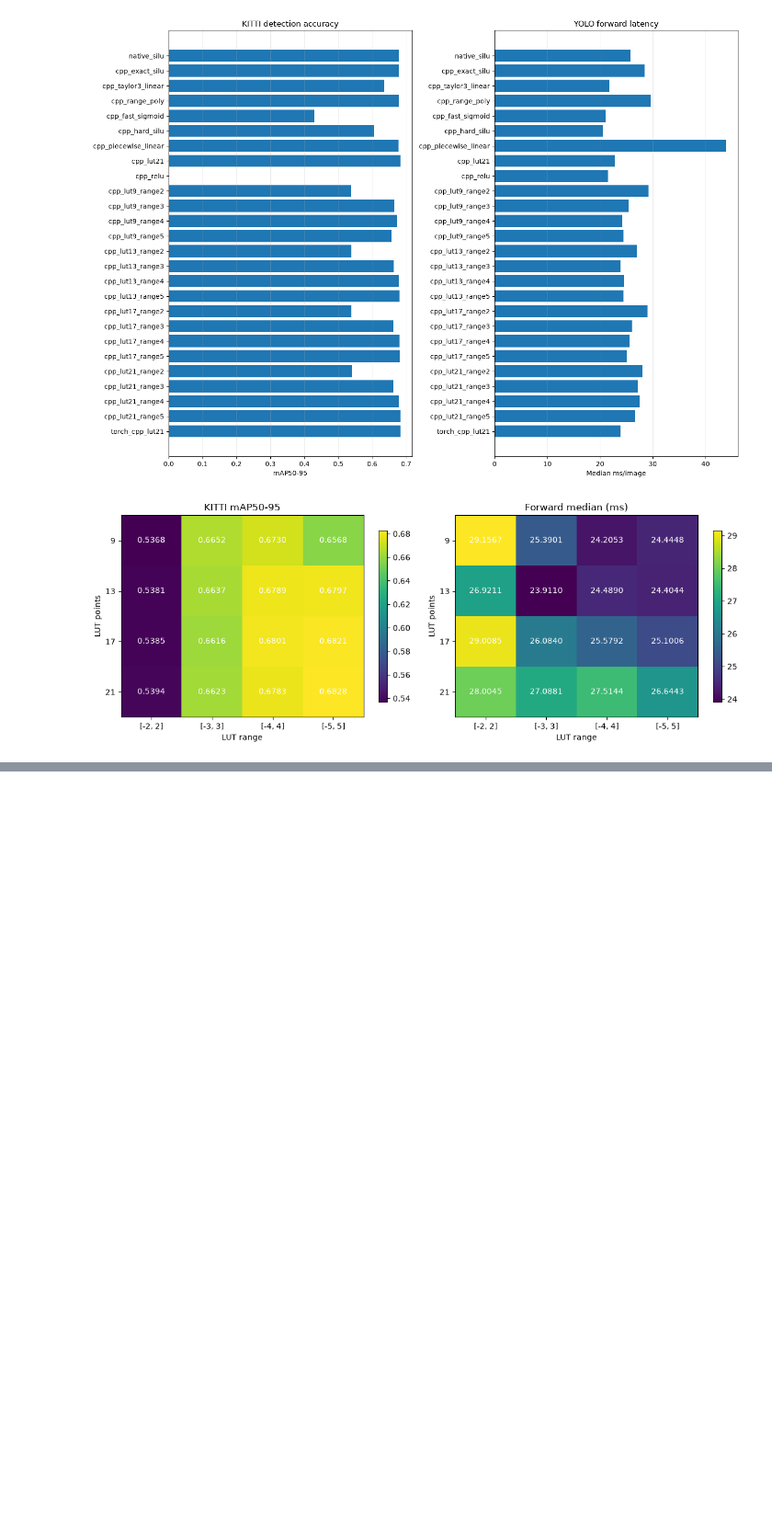
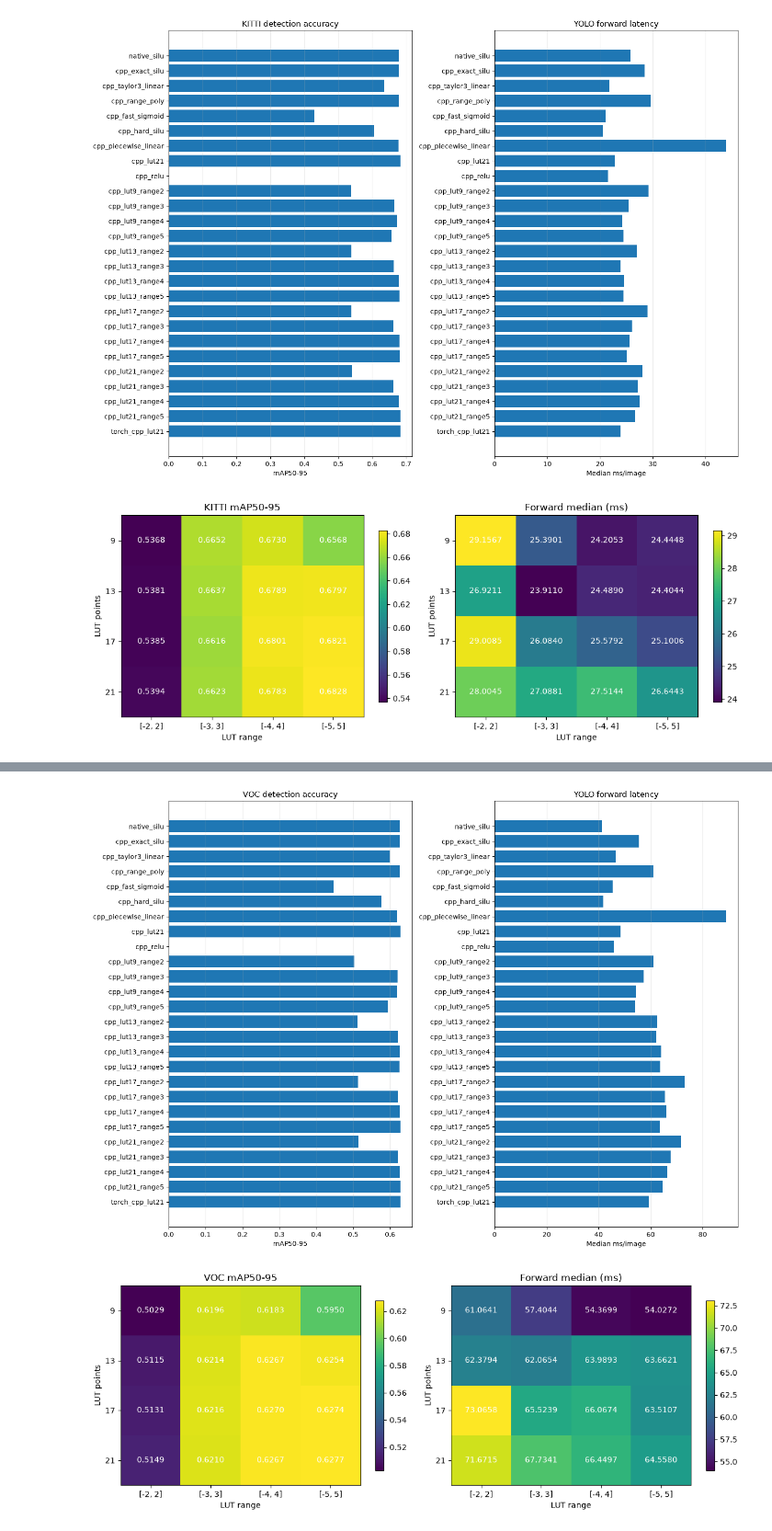
Before and after one commit to 520/Dissertation, a Jupyter notebook: activation_ablation.ipynb, the cells around one changed output, grey strips where cells are left out. Shown at 92% size. Saved outputs shown, nothing was run; the diff lists cells and outputs as text; code cells hidden in the pictures; blank space fills up the shorter version.

```diff
--- a/activation_ablation.ipynb
+++ b/activation_ablation.ipynb
@@ -283,0 +270,73 @@ plt.show()
+# %%
+voc_results_path = activation_dir / 'yolo_voc_activation_ablation.json'
+voc_command = [
+    sys.executable, str(activation_dir / 'compare_yolo_activations_voc.py'),
+    '--parallel-validation', '4',
+    '--threads', '1', '--batch', '1', '--workers', '0',
+    '--latency-warmup', '5', '--latency-max-images', '100',
+    '--results', str(voc_results_path),
+]
+if not voc_results_path.exists():
+    subprocess.run(voc_command, cwd=project_root, check=True)
+# %%
+voc_results = json.loads(voc_results_path.read_text())
+voc_rows = []
+for name, entry in voc_results['comparisons'].items():
+    validation = entry['voc_validation']
+    latency = entry['latency']
+    activation = latency['activation']
+    relative = voc_results['relative_to_native_silu'].get(name, {})
+    voc_rows.append({
+        'activation': name,
+        'mAP50': validation['map50'],
+        'mAP50-95': validation['map50_95'],
+        'precision': validation['precision_mean'],
+        'recall': validation['recall_mean'],
+        'forward_median_ms': latency['median_ms'],
+        'activation_median_ms': activation['median_ms'],
+        'activation_share_percent': activation['aggregate_wall_clock_percent'],
+        'mAP50_change': relative.get('map50_absolute_change', 0.0),
+        'mAP50-95_change': relative.get('map50_95_absolute_change', 0.0),
+    })
+voc_table = pd.DataFrame(voc_rows)
+display(voc_table.style.format({
+    'mAP50': '{:.6f}', 'mAP50-95': '{:.6f}',
+    'precision': '{:.6f}', 'recall': '{:.6f}',
+    'forward_median_ms': '{:.3f}', 'activation_median_ms': '{:.3f}',
+    'activation_share_percent': '{:.2f}%',
+    'mAP50_change': '{:+.6f}', 'mAP50-95_change': '{:+.6f}',
+}))
+
+voc_figure, voc_axes = plt.subplots(1, 2, figsize=(14, 10))
+voc_axes[0].barh(voc_table['activation'], voc_table['mAP50-95'])
+voc_axes[0].invert_yaxis()
+voc_axes[0].set(title='VOC detection accuracy', xlabel='mAP50-95')
+voc_axes[1].barh(voc_table['activation'], voc_table['forward_median_ms'])
+voc_axes[1].invert_yaxis()
+voc_axes[1].set(title='YOLO forward latency', xlabel='Median ms/image')
+for axis in voc_axes:
+    axis.grid(True, axis='x', alpha=0.25)
+voc_figure.tight_layout()
+voc_plot_path = activation_dir / 'yolo_voc_activation_ablation.png'
+voc_figure.savefig(voc_plot_path, dpi=220, bbox_inches='tight')
+plt.show()
+
+voc_lut = voc_table[voc_table['activation'].str.match(r'cpp_lut(9|13|17|21)_range[2345]')].copy()
+voc_lut[['points', 'range']] = voc_lut['activation'].str.extract(r'cpp_lut(\d+)_range(\d+)').astype(int)
+voc_lut_metrics = [('mAP50-95', 'VOC mAP50-95'), ('forward_median_ms', 'Forward median (ms)')]
+voc_lut_figure, voc_lut_axes = plt.subplots(1, 2, figsize=(12, 4.5))
+for axis, (metric, title) in zip(voc_lut_axes, voc_lut_metrics):
+    matrix = voc_lut.pivot(index='points', columns='range', values=metric).sort_index().sort_index(axis=1)
+    heatmap = axis.imshow(matrix.to_numpy(), aspect='auto', cmap='viridis')
+    axis.set_xticks(range(len(matrix.columns)), [f'[-{value}, {value}]' for value in matrix.columns])
+    axis.set_yticks(range(len(matrix.index)), matrix.index)
+    axis.set(xlabel='LUT range', ylabel='LUT points', title=title)
+    for row in range(matrix.shape[0]):
+        for column in range(matrix.shape[1]):
+            axis.text(column, row, f'{matrix.iloc[row, column]:.4f}', ha='center', va='center', color='white')
+    voc_lut_figure.colorbar(heatmap, ax=axis, shrink=0.85)
+voc_lut_figure.tight_layout()
+voc_lut_plot_path = activation_dir / 'yolo_voc_lut_grid.png'
+voc_lut_figure.savefig(voc_lut_plot_path, dpi=220, bbox_inches='tight')
+plt.show()
+# %% [output]
@@ -283,0 +360,2 @@ plt.show()
+[figure, added]
+[figure, added]
```
Also changed, not shown: parts of 6 cells of this notebook, 9 other files.
